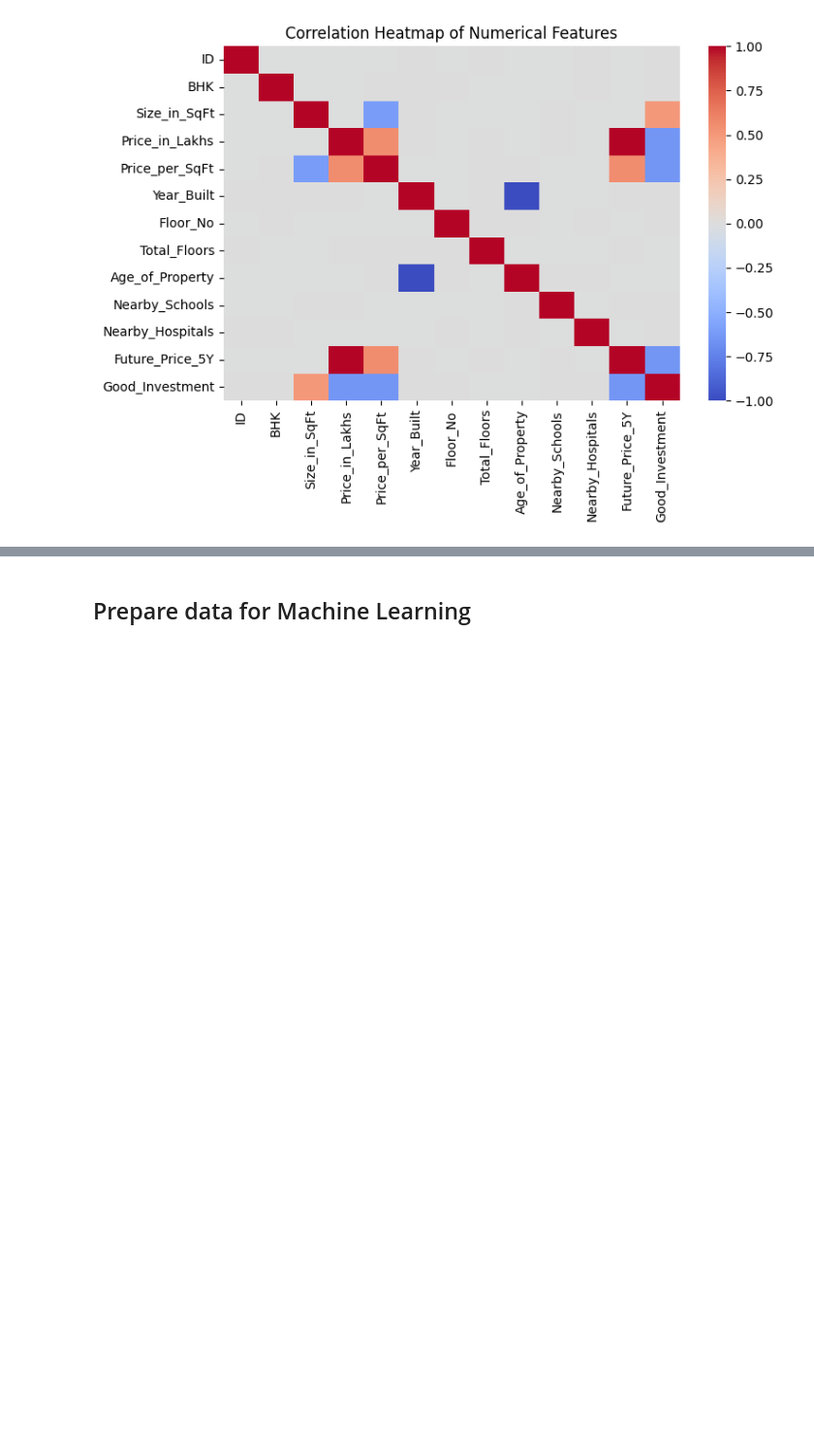
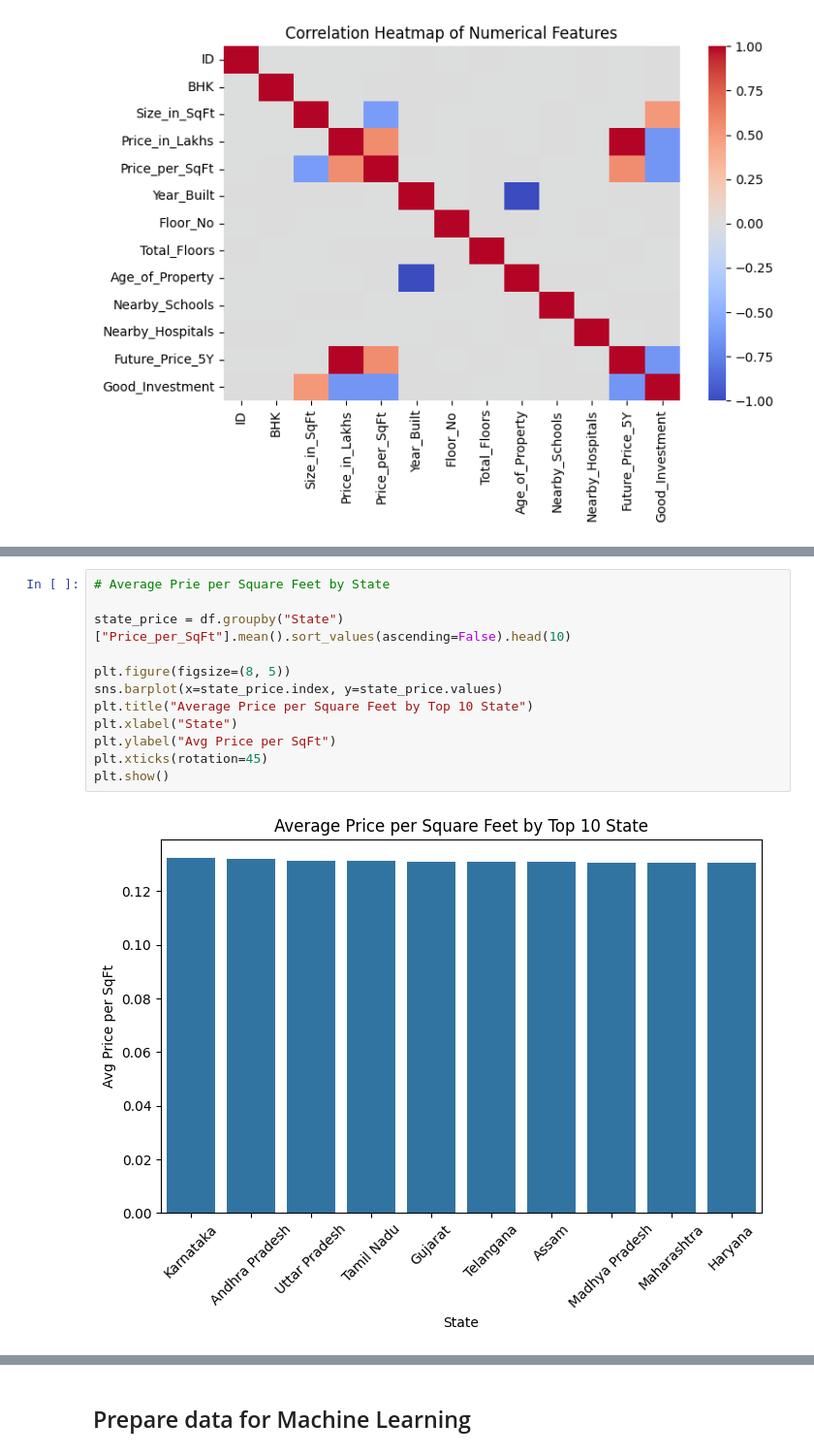
Before and after one commit to shabbu8111999/Real_Estate_Investment_Advisor_Using_ML_Streamlit, a Jupyter notebook: project_jupyter_file/real_estate_project.ipynb, the cells around one changed output, grey strips where cells are left out. Shown at 97% size. Saved outputs shown, nothing was run; the diff lists cells and outputs as text; blank space fills up the shorter version.

```diff
--- a/project_jupyter_file/real_estate_project.ipynb
+++ b/project_jupyter_file/real_estate_project.ipynb
@@ -416,0 +445,14 @@ plt.show()
+# %%
+# Average Prie per Square Feet by State
+
+state_price = df.groupby("State")["Price_per_SqFt"].mean().sort_values(ascending=False).head(10)
+
+plt.figure(figsize=(8, 5))
+sns.barplot(x=state_price.index, y=state_price.values)
+plt.title("Average Price per Square Feet by Top 10 State")
+plt.xlabel("State")
+plt.ylabel("Avg Price per SqFt")
+plt.xticks(rotation=45)
+plt.show()
+# %% [output]
+[figure, added]
```
Also changed, not shown: parts of 25 cells of this notebook, 34 other files.
